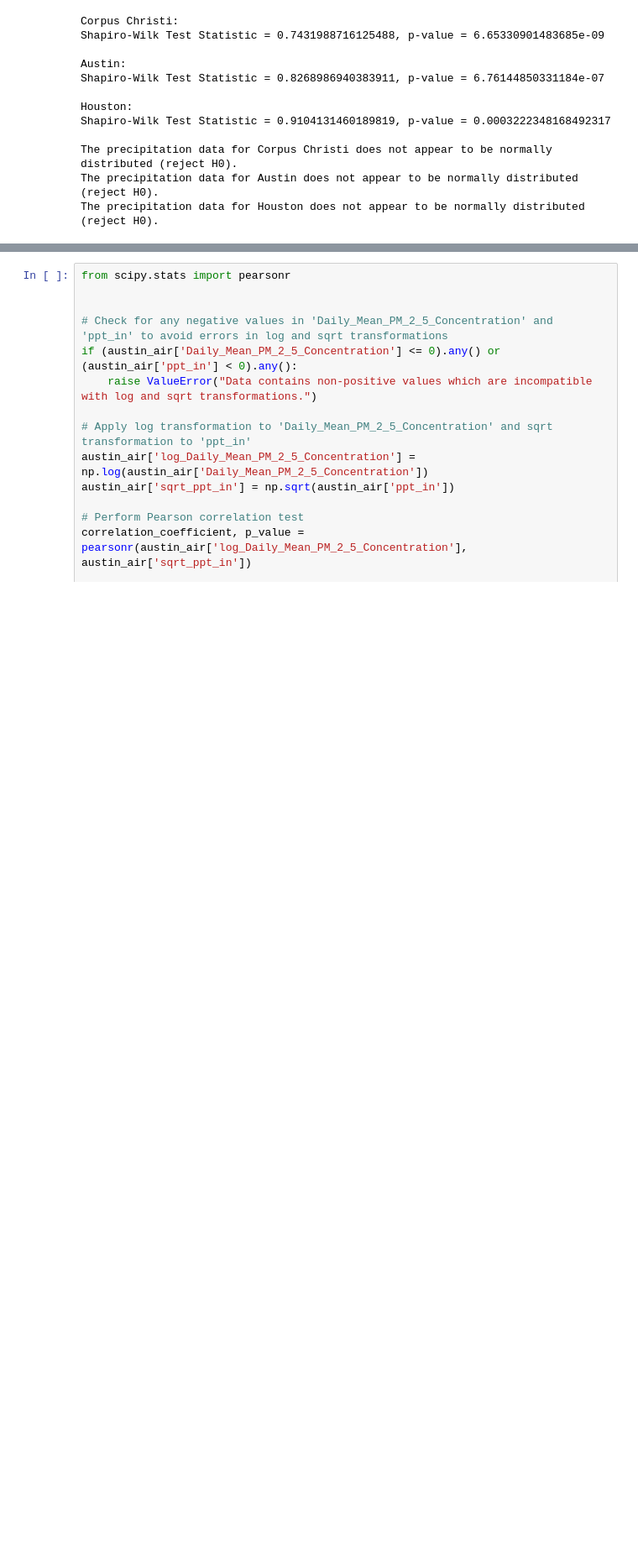
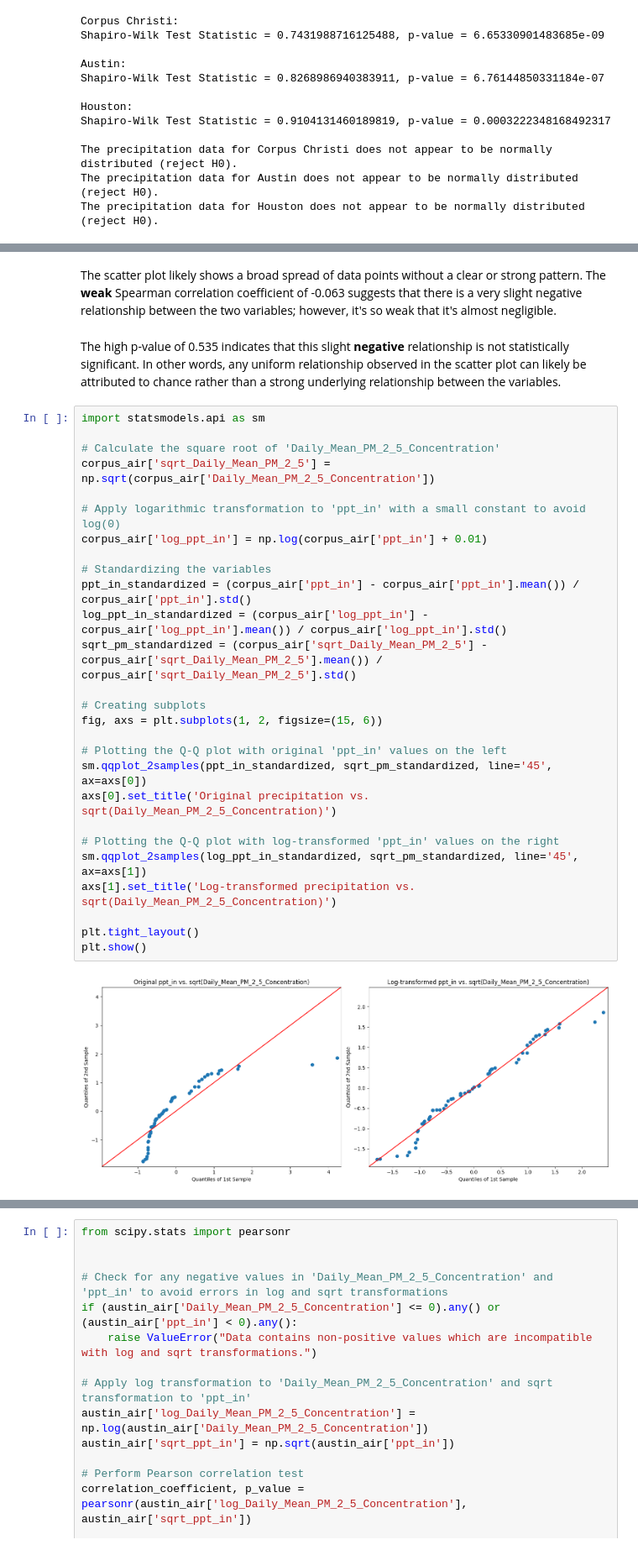
Before and after one commit to dhrutijoshi11/HypothesisTesting, a Jupyter notebook: Precipitation_PM_2_5_HN.ipynb, the cells around one changed output, grey strips where cells are left out. Shown at 84% size. Drawn from its saved outputs; the diff is of its cells as text; blank space fills up the shorter version.

```diff
--- a/Precipitation_PM_2_5_HN.ipynb
+++ b/Precipitation_PM_2_5_HN.ipynb
@@ -545,0 +529,33 @@ Paired t-test statistic: 31.55059717573326, p-value: 1.2238922875724504e-38
+# %% [markdown]
+The scatter plot likely shows a broad spread of data points without a clear or strong pattern. The **weak** Spearman correlation coefficient of -0.063 suggests that there is a very slight negative relationship between the two variables; however, it's so weak that it's almost negligible.
+# %% [markdown]
+The high p-value of 0.535 indicates that this slight **negative** relationship is not statistically significant. In other words, any uniform relationship observed in the scatter plot can likely be attributed to chance rather than a strong underlying relationship between the variables.
+# %%
+import statsmodels.api as sm
+
+# Calculate the square root of 'Daily_Mean_PM_2_5_Concentration'
+corpus_air['sqrt_Daily_Mean_PM_2_5'] = np.sqrt(corpus_air['Daily_Mean_PM_2_5_Concentration'])
+
+# Apply logarithmic transformation to 'ppt_in' with a small constant to avoid log(0)
+corpus_air['log_ppt_in'] = np.log(corpus_air['ppt_in'] + 0.01)
+
+# Standardizing the variables
+ppt_in_standardized = (corpus_air['ppt_in'] - corpus_air['ppt_in'].mean()) / corpus_air['ppt_in'].std()
+log_ppt_in_standardized = (corpus_air['log_ppt_in'] - corpus_air['log_ppt_in'].mean()) / corpus_air['log_ppt_in'].std()
+sqrt_pm_standardized = (corpus_air['sqrt_Daily_Mean_PM_2_5'] - corpus_air['sqrt_Daily_Mean_PM_2_5'].mean()) / corpus_air['sqrt_Daily_Mean_PM_2_5'].std()
+
+# Creating subplots
+fig, axs = plt.subplots(1, 2, figsize=(15, 6))
+
+# Plotting the Q-Q plot with original 'ppt_in' values on the left
+sm.qqplot_2samples(ppt_in_standardized, sqrt_pm_standardized, line='45', ax=axs[0])
+axs[0].set_title('Original precipitation vs. sqrt(Daily_Mean_PM_2_5_Concentration)')
+
+# Plotting the Q-Q plot with log-transformed 'ppt_in' values on the right
+sm.qqplot_2samples(log_ppt_in_standardized, sqrt_pm_standardized, line='45', ax=axs[1])
+axs[1].set_title('Log-transformed precipitation vs. sqrt(Daily_Mean_PM_2_5_Concentration)')
+
+plt.tight_layout()
+plt.show()
+# %% [output]
+[figure, added]
```
Also changed, not shown: parts of 86 cells of this notebook, 1 other file.
